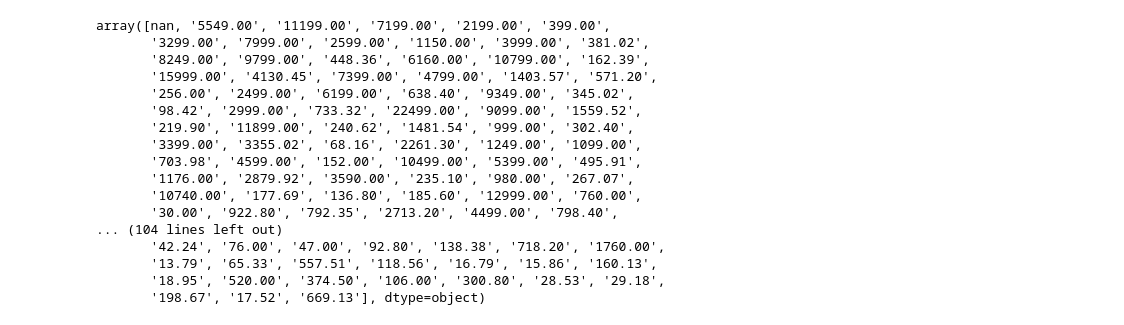
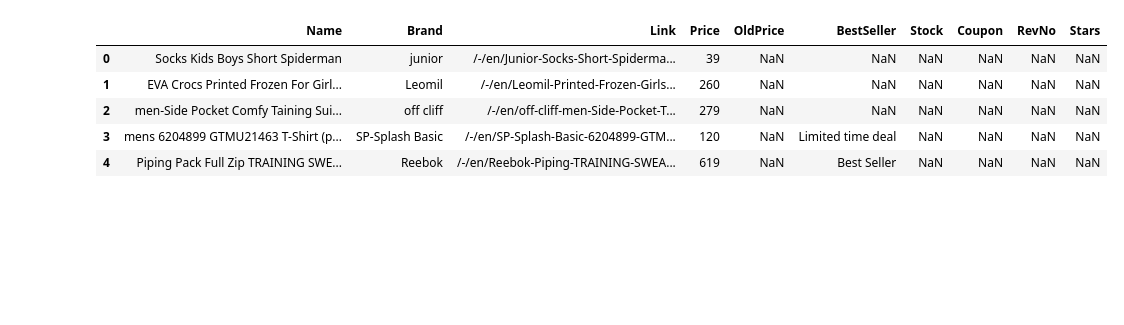
Before and after one commit to Mahmodev/Prices-analysis, a Jupyter notebook: Fashion Prices.ipynb, the cells around one changed output. Drawn from its saved outputs; the diff is of its cells as text; code cells hidden in the pictures; blank space fills up the shorter version.

```diff
--- a/Fashion Prices.ipynb
+++ b/Fashion Prices.ipynb
@@ -30,24 +22,0 @@ array(['6199.00', '7270.00', '420.00', ..., '27.74', '1775.45', '37.04'],
-# %%
-df['OldPrice'].unique()
-# %% [output]
-array([nan, '5549.00', '11199.00', '7199.00', '2199.00', '399.00',
-       '3299.00', '7999.00', '2599.00', '1150.00', '3999.00', '381.02',
-       '8249.00', '9799.00', '448.36', '6160.00', '10799.00', '162.39',
-       '15999.00', '4130.45', '7399.00', '4799.00', '1403.57', '571.20',
-       '256.00', '2499.00', '6199.00', '638.40', '9349.00', '345.02',
-       '98.42', '2999.00', '733.32', '22499.00', '9099.00', '1559.52',
-       '219.90', '11899.00', '240.62', '1481.54', '999.00', '302.40',
-       '3399.00', '3355.02', '68.16', '2261.30', '1249.00', '1099.00',
-       '703.98', '4599.00', '152.00', '10499.00', '5399.00', '495.91',
-       '1176.00', '2879.92', '3590.00', '235.10', '980.00', '267.07',
-       '10740.00', '177.69', '136.80', '185.60', '12999.00', '760.00',
-       '30.00', '922.80', '792.35', '2713.20', '4499.00', '798.40',
-... (104 lines left out)
-       '42.24', '76.00', '47.00', '92.80', '138.38', '718.20', '1760.00',
-       '13.79', '65.33', '557.51', '118.56', '16.79', '15.86', '160.13',
-       '18.95', '520.00', '374.50', '106.00', '300.80', '28.53', '29.18',
-       '198.67', '17.52', '669.13'], dtype=object)
-# %%
-df = df[df.Price != 'Price'] # Delete Row has strings of the columns name
-# %%
-df['Price'] = df["Price"].astype('float')
@@ -58,3 +23,12 @@ df['Stars'] = df["Stars"].astype('float')
+# %%
+df.head()
+# %% [output]
+|  | Name | Brand | Link | Price | OldPrice | BestSeller | Stock | Coupon | RevNo | Stars |
+| 0 | Socks Kids Boys Short Spiderman | junior | /-/en/Junior-Socks-Short-Spiderma... | 39 | NaN | NaN | NaN | NaN | NaN | NaN |
+| 1 | EVA Crocs Printed Frozen For Girl... | Leomil | /-/en/Leomil-Printed-Frozen-Girls... | 260 | NaN | NaN | NaN | NaN | NaN | NaN |
+| 2 | men-Side Pocket Comfy Taining Sui... | off cliff | /-/en/off-cliff-men-Side-Pocket-T... | 279 | NaN | NaN | NaN | NaN | NaN | NaN |
+| 3 | mens 6204899 GTMU21463 T-Shirt (p... | SP-Splash Basic | /-/en/SP-Splash-Basic-6204899-GTM... | 120 | NaN | Limited time deal | NaN | NaN | NaN | NaN |
+| 4 | Piping Pack Full Zip TRAINING SWE... | Reebok | /-/en/Reebok-Piping-TRAINING-SWEA... | 619 | NaN | Best Seller | NaN | NaN | NaN | NaN |
 # %%
 df.info()
 # %% [output]
```
Also changed, not shown: parts of 31 cells of this notebook.
